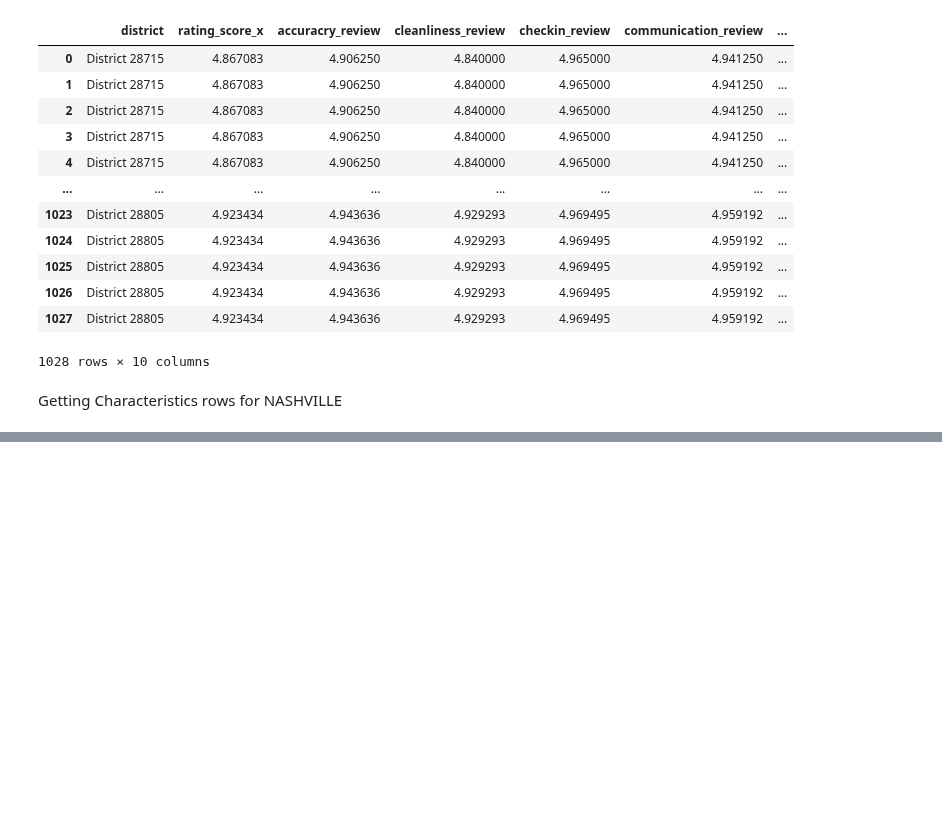
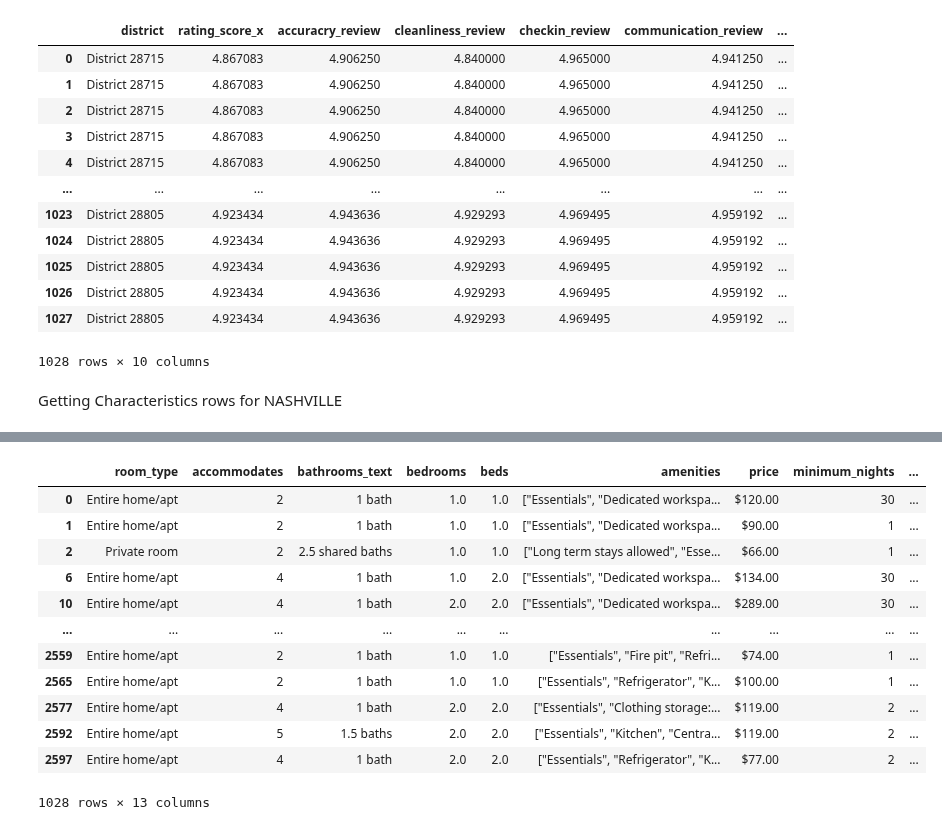
Before and after one commit to JonathanBrown003/Airbnb-A-Closer-Look-Nashville-Asheville, a Jupyter notebook: Analysis_Tu.ipynb, the cells around one changed output, grey strips where cells are left out. Drawn from its saved outputs; the diff is of its cells as text; code cells hidden in the pictures; blank space fills up the shorter version.

```diff
--- a/Analysis_Tu.ipynb
+++ b/Analysis_Tu.ipynb
@@ -1564,0 +1947,3 @@ nash_character = nash_rows[["room_type",]]
+# %%
+#Convert column from object to float then to int
+ashe_character["bathrooms"] = pd.to_numeric(ashe_character["bathrooms"])
@@ -1564,0 +1973,3 @@ nash_character = nash_rows[["room_type",]]
+# %%
+#Convert column from float then to int
+ashe_character["bathrooms"] = ashe_character.bathrooms.astype(int)
@@ -1564,0 +2015,10 @@ nash_character = nash_rows[["room_type",]]
+# %%
+#Create a 1(yes) or 0(no) column to determin the room_type. Only 2 options. "Entire home/apt = 1, Private room or other = 0"
+#create a new column and use np.select to assign values to it usinig our list as arguments
+
+#create a new column and use np.select to assign values to it usinig our list as arguments
+ashe_character["Entirehome/apt"] = np.where(ashe_character["room_type"]!="Entire home/apt", 1, 0)
+
+
+#display updated dataframe
+ashe_character.columns
@@ -1565,2 +2069,18 @@ nash_character = nash_rows[["room_type",]]
+# %%
+ashe_character
+# %% [output]
+|  | room_type | accommodates | bathrooms_text | bedrooms | beds | amenities | price | minimum_nights | ... |
+| 0 | Entire home/apt | 2 | 1 bath | 1.0 | 1.0 | ["Essentials", "Dedicated workspa... | $120.00 | 30 | ... |
+| 1 | Entire home/apt | 2 | 1 bath | 1.0 | 1.0 | ["Essentials", "Dedicated workspa... | $90.00 | 1 | ... |
+| 2 | Private room | 2 | 2.5 shared baths | 1.0 | 1.0 | ["Long term stays allowed", "Esse... | $66.00 | 1 | ... |
+| 6 | Entire home/apt | 4 | 1 bath | 1.0 | 2.0 | ["Essentials", "Dedicated workspa... | $134.00 | 30 | ... |
+| 10 | Entire home/apt | 4 | 1 bath | 2.0 | 2.0 | ["Essentials", "Dedicated workspa... | $289.00 | 30 | ... |
+| ... | ... | ... | ... | ... | ... | ... | ... | ... | ... |
+| 2559 | Entire home/apt | 2 | 1 bath | 1.0 | 1.0 | ["Essentials", "Fire pit", "Refri... | $74.00 | 1 | ... |
+| 2565 | Entire home/apt | 2 | 1 bath | 1.0 | 1.0 | ["Essentials", "Refrigerator", "K... | $100.00 | 1 | ... |
+| 2577 | Entire home/apt | 4 | 1 bath | 2.0 | 2.0 | ["Essentials", "Clothing storage:... | $119.00 | 2 | ... |
+| 2592 | Entire home/apt | 5 | 1.5 baths | 2.0 | 2.0 | ["Essentials", "Kitchen", "Centra... | $119.00 | 2 | ... |
+| 2597 | Entire home/apt | 4 | 1 bath | 2.0 | 2.0 | ["Essentials", "Refrigerator", "K... | $77.00 | 2 | ... |
+1028 rows × 13 columns
 # %%
 engine.close()
```
Also changed, not shown: parts of 40 cells of this notebook.
